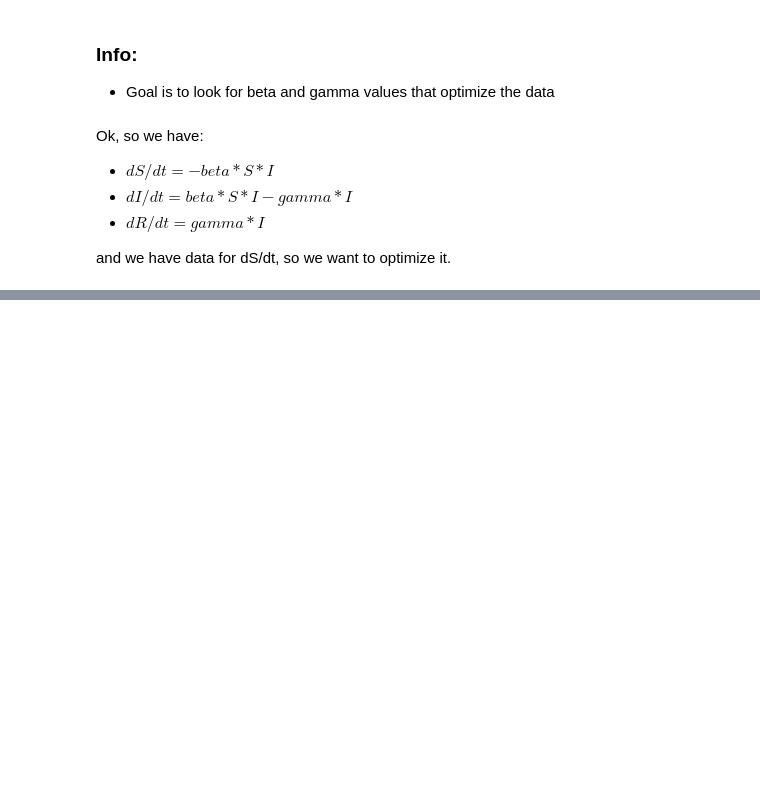
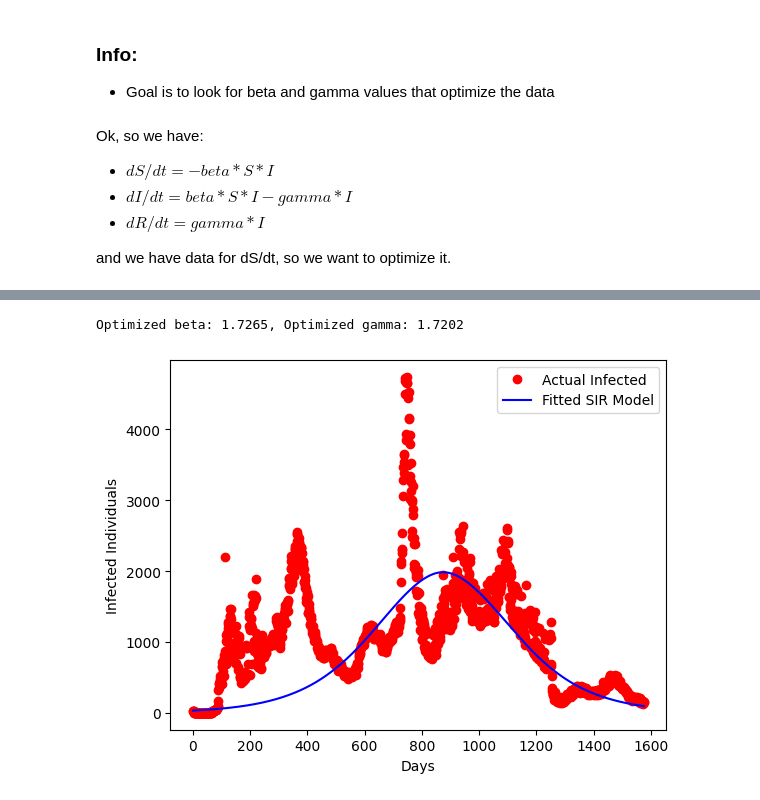
Before and after one commit to CirclesAndBoxes/M3-Python, a Jupyter notebook: dynamical_systems/covid_example.ipynb, the cells around one changed output, grey strips where cells are left out. Drawn from its saved outputs; the diff is of its cells as text; code cells hidden in the pictures; blank space fills up the shorter version.

```diff
--- a/dynamical_systems/covid_example.ipynb
+++ b/dynamical_systems/covid_example.ipynb
@@ -150,0 +231,65 @@ plt.show()
+# %%
+# CHATGPT Code again... It's good at minimization and stuff like that
+import numpy as np
+import matplotlib.pyplot as plt
+from scipy.integrate import solve_ivp
+from scipy.optimize import minimize
+
+# Define the SIR model
+def sir_model(t, y, beta, gamma):
+    S, I, R = y
+    N = S + I + R
+    dSdt = -beta * S * I / N
+    dIdt = beta * S * I / N - gamma * I
+    dRdt = gamma * I
+    return [dSdt, dIdt, dRdt]
+
+# Function to solve SIR equations
+def solve_sir(beta, gamma, S0, I0, R0, days):
+    ### Read the documentation on solve_ivp: it returns a "bundled object", and y is the y-values at the time points
+    ### The purpose of solve_ivp is to numerically integrate to solve a differential equation system.
+    sol = solve_ivp(
+        fun=lambda t, y: sir_model(t, y, beta, gamma),
+        t_span=[0, days],
+        y0=[S0, I0, R0],
+        t_eval=np.arange(0, days, 1)
+    )
+    return sol.y  # Returns S, I, R over time
+
+# Loss function to minimize (sum of squared errors)
+def loss(params, actual_infected, S0, I0, R0):
+    beta, gamma = params
+    S, I, R = solve_sir(beta, gamma, S0, I0, R0, len(actual_infected))
+    return np.sum((I - actual_infected) ** 2)  # Sum of squared differences
+
+# Example data (replace with real data)
+
+### For some reason, starting with y_data going from index 0 fails. This could be due to the SIR nature of it.
+actual_infected = y_data[1:]  # Example daily infected cases
+N = 300000000  # Total population
+I0 = actual_infected[0]
+S0 = N - I0
+R0 = 0
+
+# Optimize beta and gamma
+initial_guess = [0.2, 0.1]  # Initial estimates for beta and gamma
+result = minimize(loss, initial_guess, args=(actual_infected, S0, I0, R0), method='Nelder-Mead')
+
+# Extract optimized parameters
+beta_opt, gamma_opt = result.x
+print(f"Optimized beta: {beta_opt:.4f}, Optimized gamma: {gamma_opt:.4f}")
+
+# Simulate with optimized parameters
+S_opt, I_opt, R_opt = solve_sir(beta_opt, gamma_opt, S0, I0, R0, len(actual_infected))
+### Notice how solve_sir is ran multiple times
+
+# Plot results
+plt.plot(actual_infected, 'ro', label="Actual Infected")
+plt.plot(I_opt, 'b-', label="Fitted SIR Model")
+plt.xlabel("Days")
+plt.ylabel("Infected Individuals")
+plt.legend()
+plt.show()
+# %% [output]
+Optimized beta: 1.7265, Optimized gamma: 1.7202
+[figure, added]
```
Also changed, not shown: parts of 3 cells of this notebook, 5 other files.
